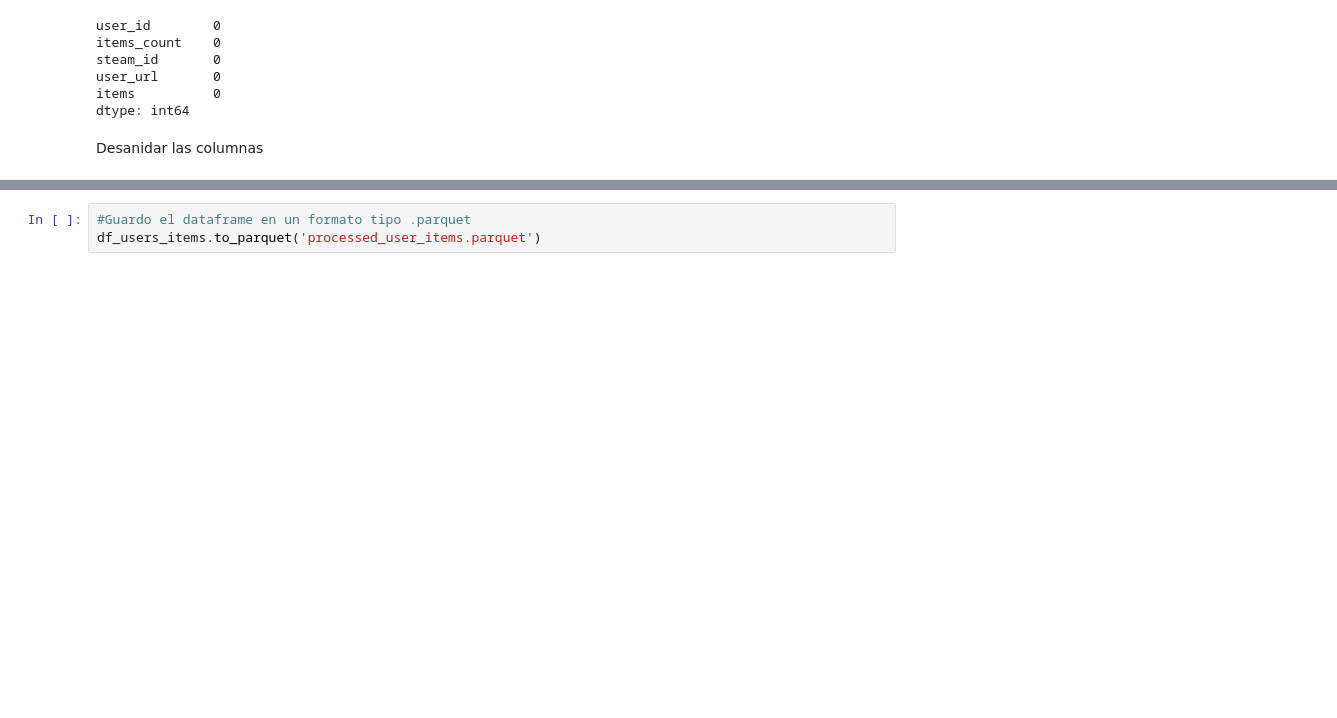
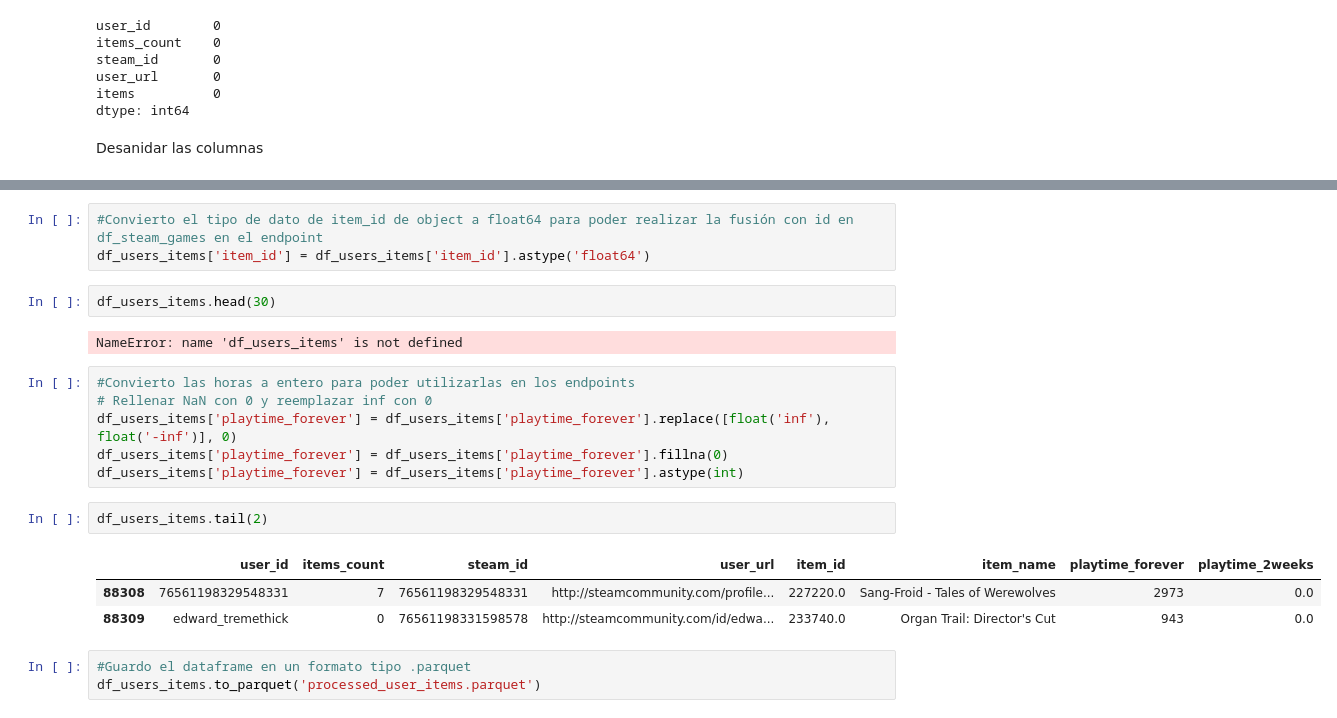
Before and after one commit to OctavioAlvarez1/proyecto-individual-1-Soy-Henry, a Jupyter notebook: etl_data.ipynb, the cells around one changed output, grey strips where cells are left out. Drawn from its saved outputs; the diff is of its cells as text; blank space fills up the shorter version.

```diff
--- a/etl_data.ipynb
+++ b/etl_data.ipynb
@@ -277,3 +445,22 @@ print(df_users_items.head())
+# %%
+#Convierto el tipo de dato de item_id de object a float64 para poder realizar la fusión con id en df_steam_games en el endpoint
+df_users_items['item_id'] = df_users_items['item_id'].astype('float64')
+# %%
+df_users_items.head(30)
+# %% [output]
+NameError: name 'df_users_items' is not defined
+# %%
+#Convierto las horas a entero para poder utilizarlas en los endpoints
+# Rellenar NaN con 0 y reemplazar inf con 0
+df_users_items['playtime_forever'] = df_users_items['playtime_forever'].replace([float('inf'), float('-inf')], 0)
+df_users_items['playtime_forever'] = df_users_items['playtime_forever'].fillna(0)
+df_users_items['playtime_forever'] = df_users_items['playtime_forever'].astype(int)
+# %%
+df_users_items.tail(2)
+# %% [output]
+|  | user_id | items_count | steam_id | user_url | item_id | item_name | playtime_forever | playtime_2weeks |
+| 88308 | 76561198329548331 | 7 | 76561198329548331 | http://steamcommunity.com/profile... | 227220.0 | Sang-Froid - Tales of Werewolves | 2973 | 0.0 |
+| 88309 | edward_tremethick | 0 | 76561198331598578 | http://steamcommunity.com/id/edwa... | 233740.0 | Organ Trail: Director's Cut | 943 | 0.0 |
 # %%
 #Guardo el dataframe en un formato tipo .parquet
 df_users_items.to_parquet('processed_user_items.parquet')
```
Also changed, not shown: parts of 19 cells of this notebook, 9 other files.
